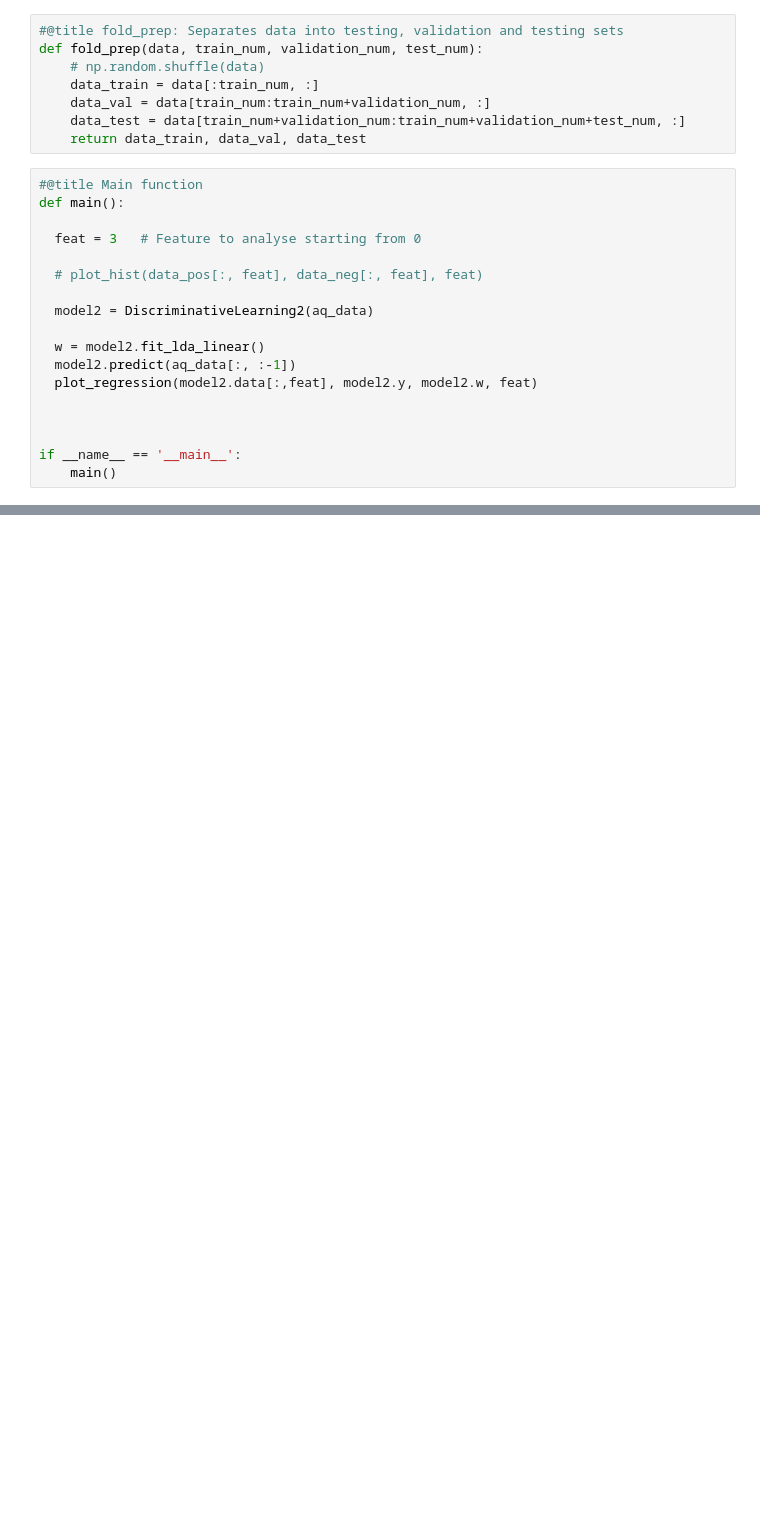
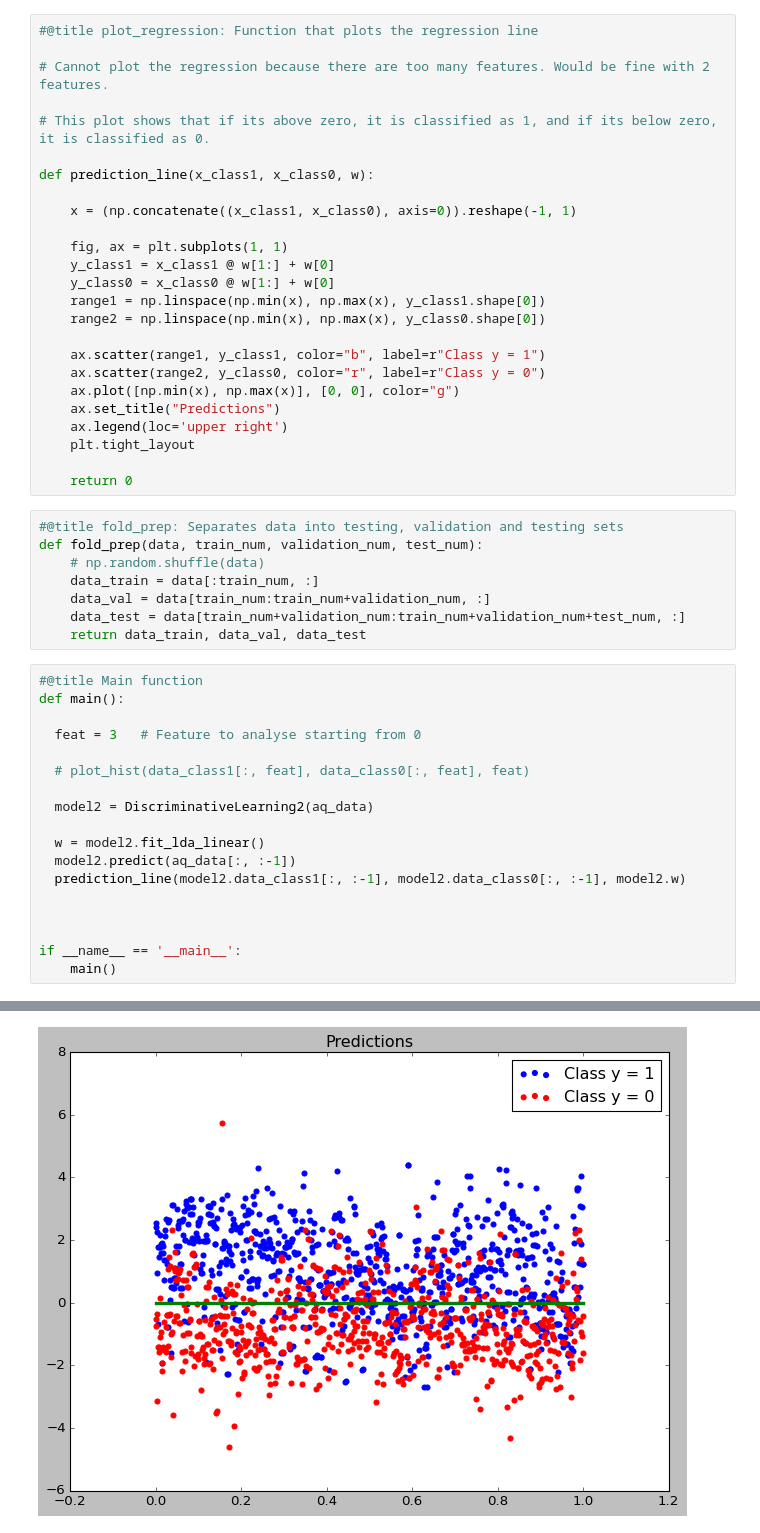
Before and after one commit to LouisLortie/colab, a Jupyter notebook: ecse_551_assignment1.ipynb, the cells around one changed output, grey strips where cells are left out. Saved outputs shown, nothing was run; the diff lists cells and outputs as text; blank space fills up the shorter version.

Commit message:
added plot for probability visualisation

```diff
--- a/ecse_551_assignment1.ipynb
+++ b/ecse_551_assignment1.ipynb
@@ -152,3 +138,28 @@ def plot_regression(x, y, w, feature_num):    # Where x is the domain to which t
+# %%
+#@title plot_regression: Function that plots the regression line
+
+# Cannot plot the regression because there are too many features. Would be fine with 2 features.
+
+# This plot shows that if its above zero, it is classified as 1, and if its below zero, it is classified as 0.
+
+def prediction_line(x_class1, x_class0, w):
+
+    x = (np.concatenate((x_class1, x_class0), axis=0)).reshape(-1, 1)
+
+    fig, ax = plt.subplots(1, 1)
+    y_class1 = x_class1 @ w[1:] + w[0]
+    y_class0 = x_class0 @ w[1:] + w[0]
+    range1 = np.linspace(np.min(x), np.max(x), y_class1.shape[0])
+    range2 = np.linspace(np.min(x), np.max(x), y_class0.shape[0])
+
+    ax.scatter(range1, y_class1, color="b", label=r"Class y = 1")
+    ax.scatter(range2, y_class0, color="r", label=r"Class y = 0")
+    ax.plot([np.min(x), np.max(x)], [0, 0], color="g")
+    ax.set_title("Predictions")
+    ax.legend(loc='upper right')
+    plt.tight_layout
+
+    return 0
 # %%
 #@title fold_prep: Separates data into testing, validation and testing sets
 def fold_prep(data, train_num, validation_num, test_num):
@@ -163,13 +174,13 @@ def main():
 
   feat = 3   # Feature to analyse starting from 0
 
-  # plot_hist(data_pos[:, feat], data_neg[:, feat], feat)
+  # plot_hist(data_class1[:, feat], data_class0[:, feat], feat)
 
   model2 = DiscriminativeLearning2(aq_data)
 
   w = model2.fit_lda_linear()
   model2.predict(aq_data[:, :-1])
-  plot_regression(model2.data[:,feat], model2.y, model2.w, feat)
+  prediction_line(model2.data_class1[:, :-1], model2.data_class0[:, :-1], model2.w)
 
 
 
@@ -179,0 +190 @@ NameError: name 'DiscriminativeLearning2' is not defined
+[figure, added]
```
Also changed, not shown: parts of 6 cells of this notebook.
